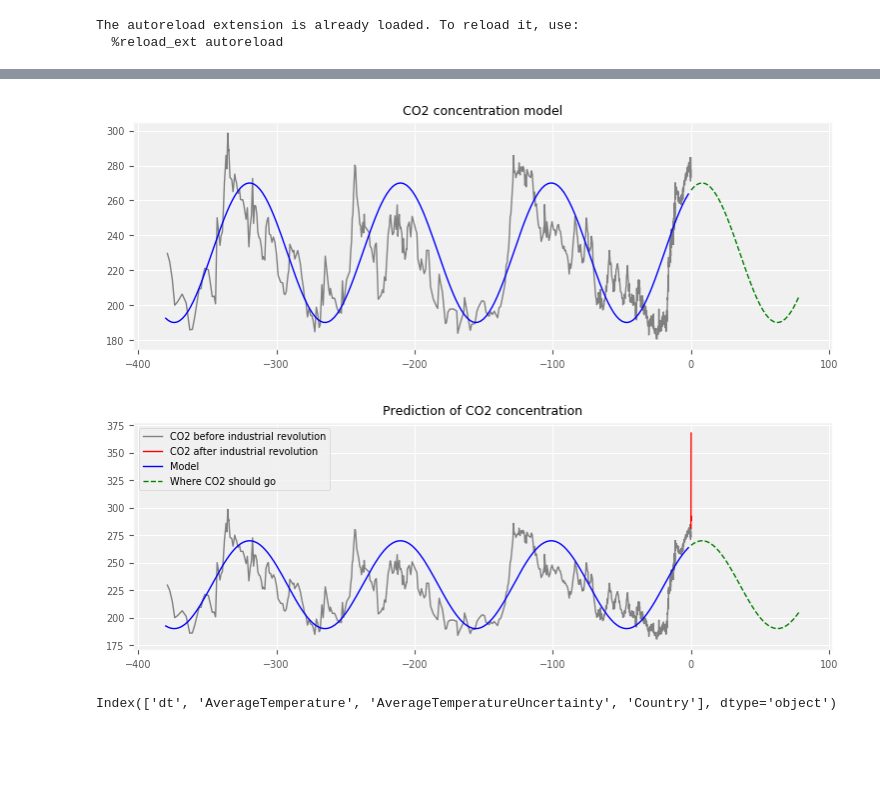
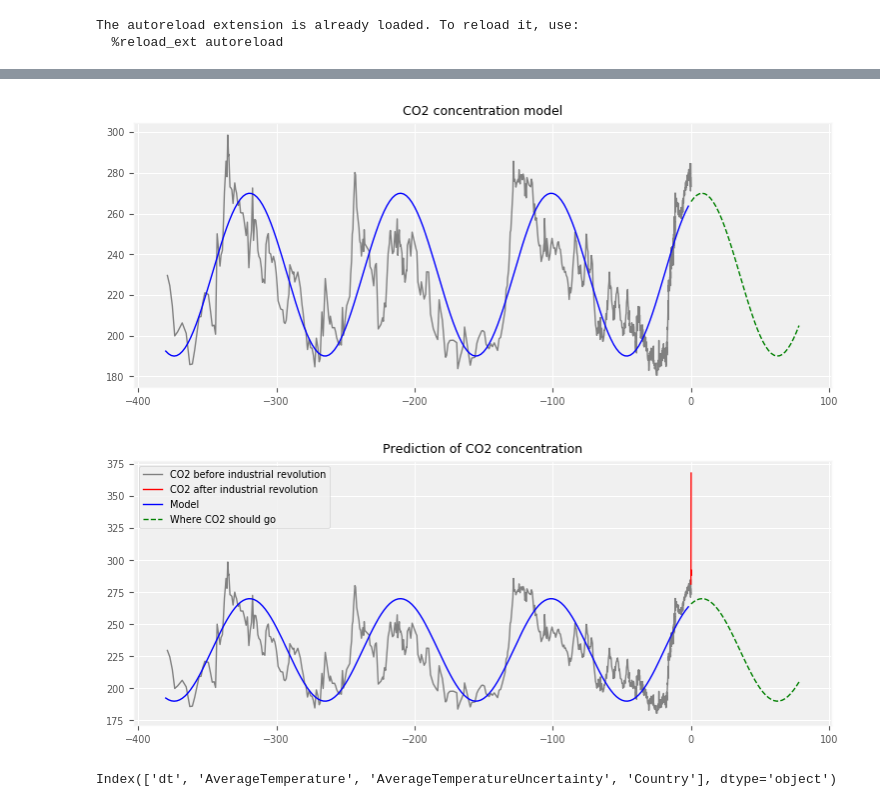
Before and after one commit to ld4234/PR18LDKSLTB, a Jupyter notebook: visual/co2.ipynb, the cells around one changed output, grey strips where cells are left out. Saved outputs shown, nothing was run; the diff lists cells and outputs as text; code cells hidden in the pictures; blank space fills up the shorter version.

```diff
--- a/visual/co2.ipynb
+++ b/visual/co2.ipynb
@@ -100,23 +81,23 @@ print(min(scores))
 # %%
 
 x = data_before.kyear
 y = data_before.co2
 
 x_sine = np.arange(-380.0, 0, 2)
 x_sine_prediction = np.arange(0, 80, 2)
 
 y_sine = np.sin((x_sine * np.pi/180) * 3.3 - 68) * 40 + 230
 y_sine_prediction = np.sin((x_sine_prediction * np.pi/180) * 3.3 - 68) * 40 + 230
 
-plt.figure(figsize=(9, 3))
+plt.figure(figsize=(9, 3.5))
 plt.title("CO2 concentration model")
 plt.plot(x, y, color="grey")
 
 plt.plot(x_sine, y_sine, color='blue')
 plt.plot(x_sine_prediction, y_sine_prediction, color='green', ls='--')
 plt.show()
 # %% [output]
-[figure, old version]
+[figure, new version]
 # %%
 x_after = data_after.kyear
 y_after = data_after.co2
@@ -127,7 +108,7 @@ x_sine_prediction = np.arange(0, 80, 2)
 y_sine = np.sin((x_sine * np.pi/180) * 3.3 - 68) * 40 + 230
 y_sine_prediction = np.sin((x_sine_prediction * np.pi/180) * 3.3 - 68) * 40 + 230
 
-plt.figure(figsize=(9, 3))
+plt.figure(figsize=(9, 3.5))
 plt.title("Prediction of CO2 concentration")
 real_data = plt.plot(x, y, color='grey', lw=1, label="CO2 before industrial revolution")
 real_data2 = plt.plot(x_after, y_after, color='red', label="CO2 after industrial revolution")
@@ -139,7 +120,7 @@ model_prediction = plt.plot(x_sine_prediction, y_sine_prediction, color='green',
 plt.legend()
 plt.show()
 # %% [output]
-[figure, old version]
+[figure, new version]
 # %%
 
 from api import temperatures_api
```
Also changed, not shown: parts of 7 cells of this notebook, 1 other file.
